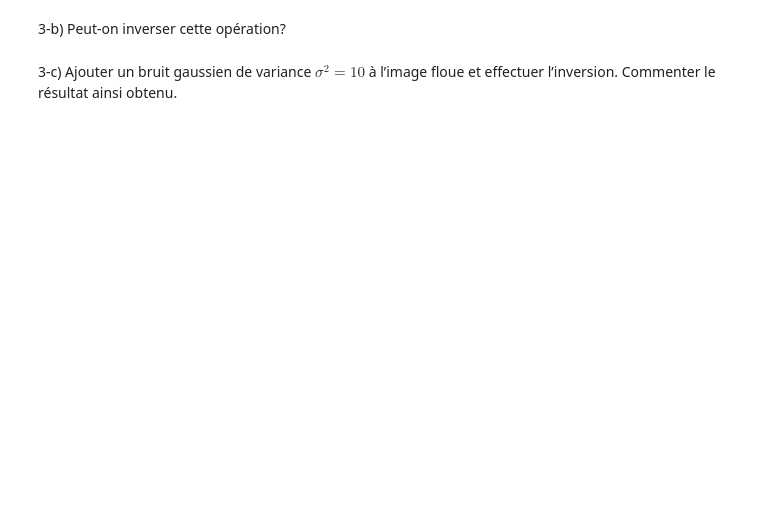
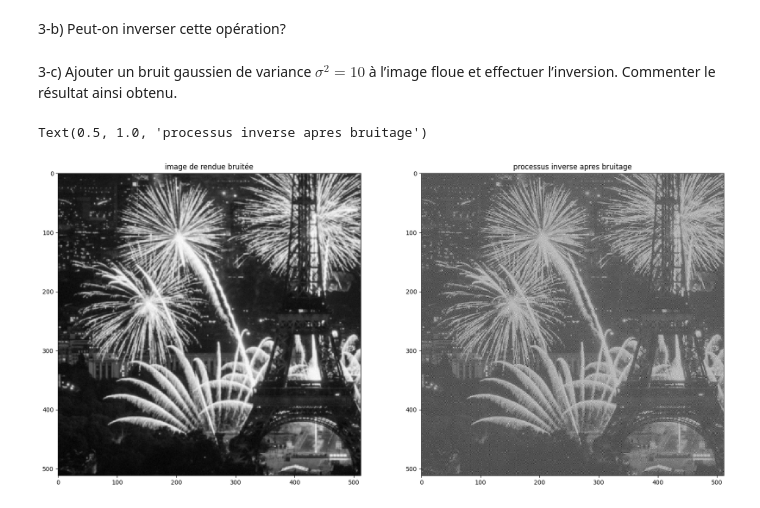
Before and after one commit to sinskid/probleme_inverse, a Jupyter notebook: tp1/TP1.ipynb, the cells around one changed output. Cells and saved outputs as stored; diff of their text form; code cells hidden in the pictures; blank space fills up the shorter version.

```diff
--- a/tp1/TP1.ipynb
+++ b/tp1/TP1.ipynb
@@ -172,2 +232,7 @@ plt.title('image floue')
+# %%
+def inverse_process(image):
+    convol_circ_2 = np.fft.fft2(image)
+    ref2 = np.real(np.fft.ifft2(convol_circ_2 / H_gaussian))
+    return ref2
 # %% [markdown]
 3-c) Ajouter un bruit gaussien de variance $\sigma^2 = 10$ à l’image floue et effectuer l’inversion. Commenter le résultat ainsi obtenu.
@@ -175,0 +239,19 @@ plt.title('image floue')
+# %%
+eps = bruitage(Au,sigma=np.sqrt(10))
+ref_bruite = ref + eps
+Au_bruitee = Au + eps
+ref2 = inverse_process(Au_bruitee)
+# %%
+# affichage de l'image nette et de l'image floue
+fig = plt.figure(figsize=(20,20))
+
+fig.add_subplot(1,2,1)
+plt.imshow(Au_bruitee,cmap='gray',interpolation='none')
+plt.title('image de rendue bruitée')
+
+fig.add_subplot(1,2,2)
+plt.imshow(ref2,cmap='gray',interpolation='none')
+plt.title('processus inverse apres bruitage')
+# %% [output]
+Text(0.5, 1.0, 'processus inverse apres bruitage')
+[figure, added]
```
Also changed, not shown: parts of 17 cells of this notebook.
